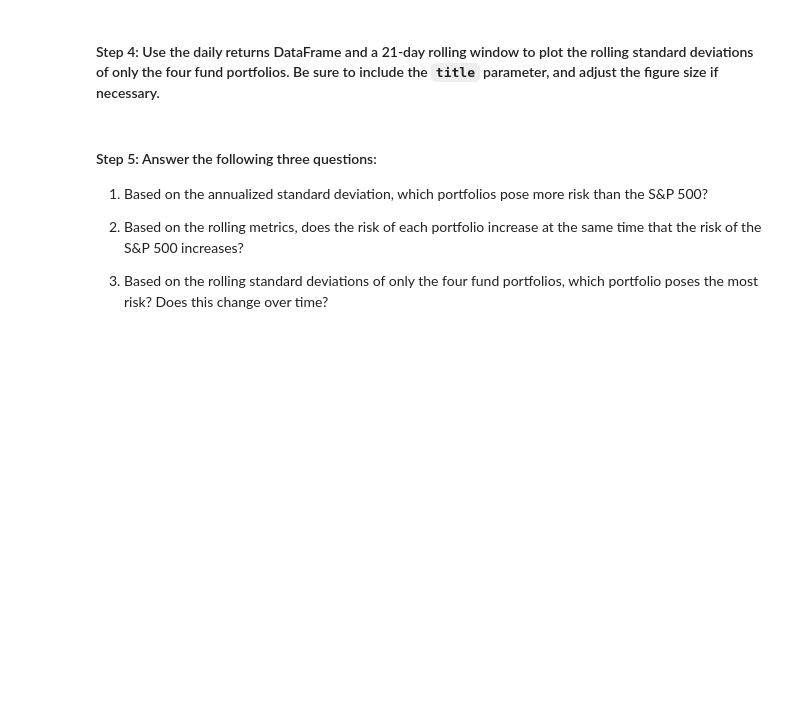
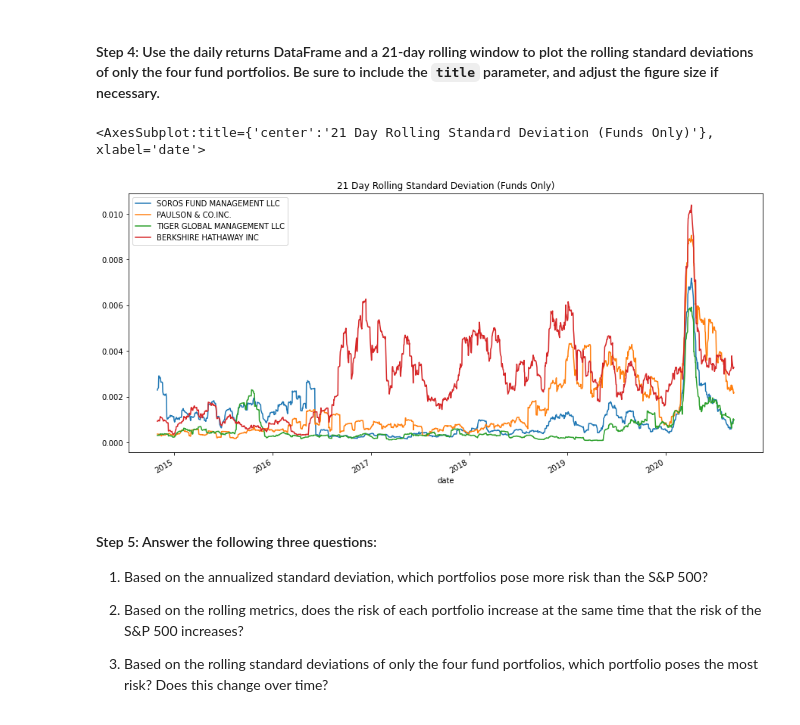
Before and after one commit to JWM09/Risk-Diversification, a Jupyter notebook: Starter_Code/risk_return_analysis.ipynb, the cells around one changed output. Saved outputs shown, nothing was run; the diff lists cells and outputs as text; code cells hidden in the pictures; blank space fills up the shorter version.

```diff
--- a/Starter_Code/risk_return_analysis.ipynb
+++ b/Starter_Code/risk_return_analysis.ipynb
@@ -251,7 +271,10 @@ Evaluate the risk profile of each portfolio by using the standard deviation and
 # %%
 # Using the daily return data and a 21-day rolling window, plot the rolling standard deviation of just the 4 portfolios.
 # Include a title parameter and adjust the figure size
-# YOUR CODE HERE
+funds_only_df.rolling(window=21).std().plot(figsize=(15,7), title="21 Day Rolling Standard Deviation (Funds Only)")
+# %% [output]
+<AxesSubplot:title={'center':'21 Day Rolling Standard Deviation (Funds Only)'}, xlabel='date'>
+[figure, added]
 # %% [markdown]
 #### Step 5: Answer the following three questions:
 
```
Also changed, not shown: parts of 25 cells of this notebook.
